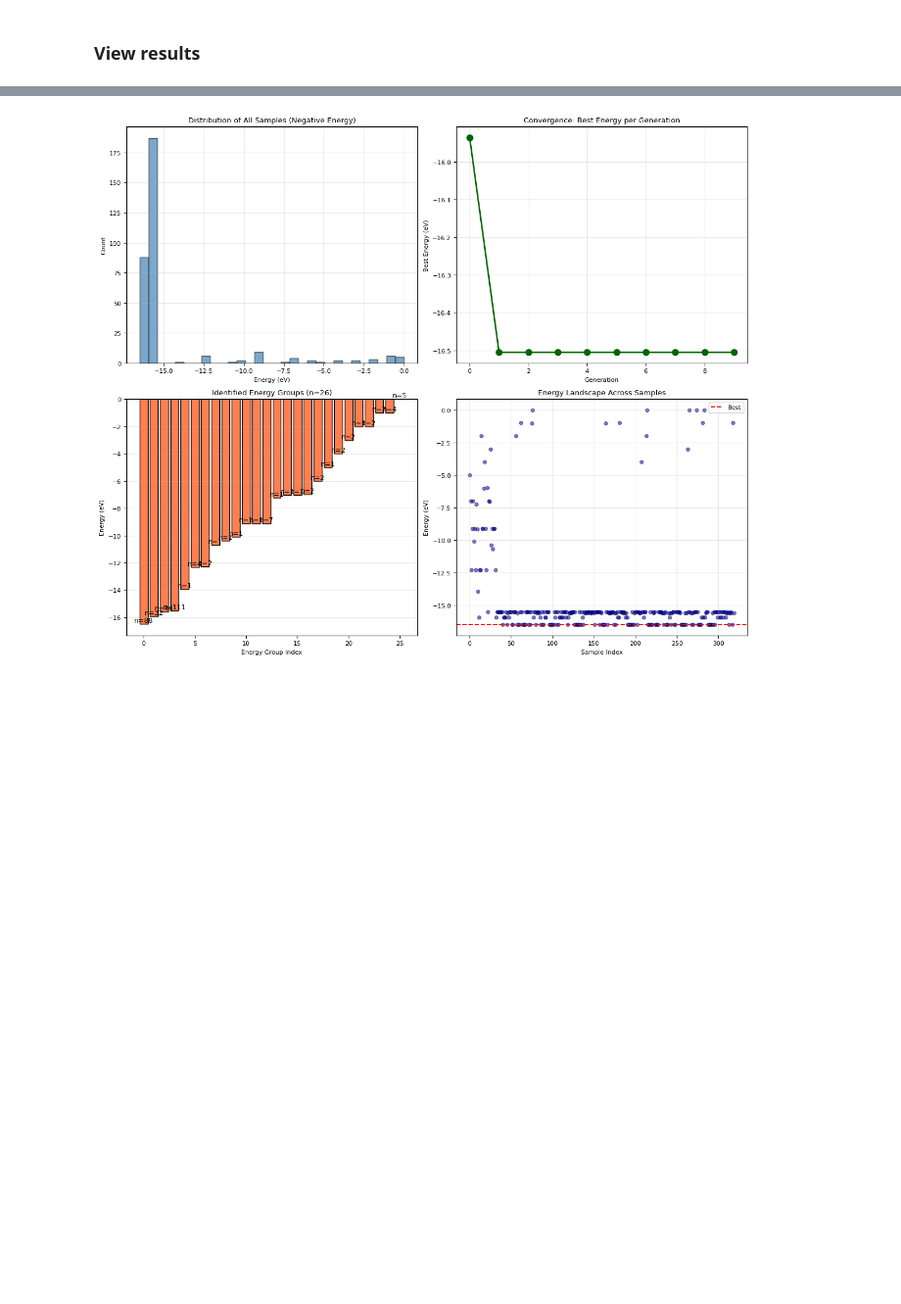
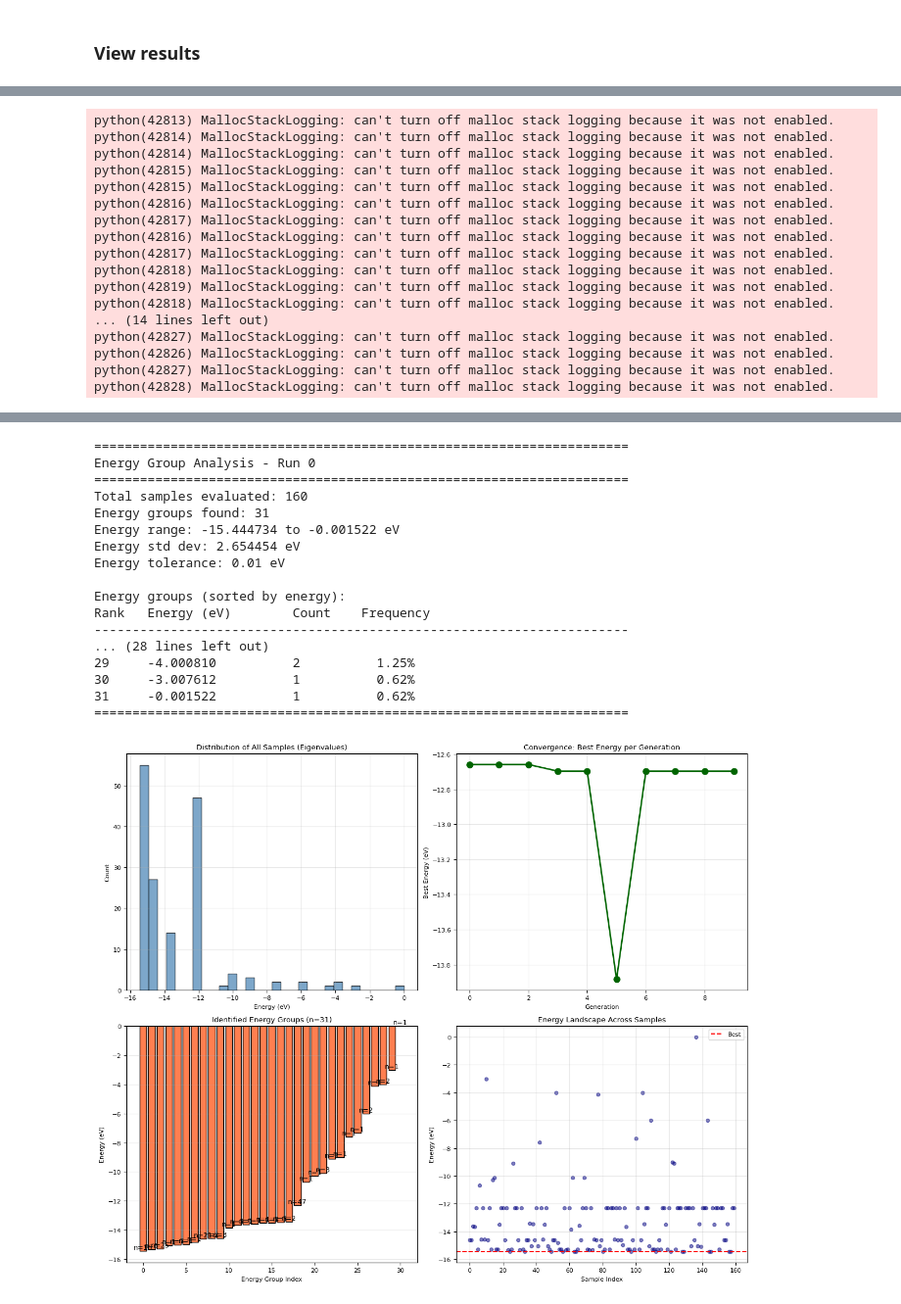
Before and after one commit to cimun/charlx_ts, a Jupyter notebook: test_run.ipynb, the cells around one changed output, grey strips where cells are left out. Shown at 98% size. Saved outputs shown, nothing was run; the diff lists cells and outputs as text; code cells hidden in the pictures; blank space fills up the shorter version.

```diff
--- a/test_run.ipynb
+++ b/test_run.ipynb
@@ -279,7 +300,7 @@ def analyze_es_energy_groups(h5_filename, run_id=0, energy_tolerance=0.01, plot=
 # %%
 N_ATOMS = 7
 
-seeds = np.arange(5)
+seeds = np.arange(30, 40)
 
 opt_structs = []
 opt_data = []
@@ -328,7 +349,7 @@ for i, seed in enumerate(seeds):
 
     opt_atoms = founder.copy()
 
-    steps = 1e6
+    steps = 5000
 
     opt_atoms.calc = LennardJones(sigma=1 / (2 ** (1.0 / 6.0)), rc=10.0, smooth=True)
 
@@ -469,0 +375,5 @@ plot_sella_irc("irc_fw.traj", "irc_bw.traj")
+# %%
+ts_state = opt_structs[0]
+_, min1, min2 = run_irc(ts_state, steps=100000)
+
+plot_sella_irc("irc_fw.traj", "irc_bw.traj")
@@ -529,7 +437,6 @@ relaxer = AtomsRelaxer(
 
 ####################################
 # Initialize TS optimizer
-
 ts_optimizer = AtomsTSOptimizer(
     founder_atoms=founder,
     fixer=fixer,
@@ -555,13 +462,14 @@ condition_obj = OriginCondition(
 # Initialize evolutionary algorithm
 es = CHARLX
 es_config = dict(
-    x0=relaxer.free_positions,
+    x0=ts_optimizer.free_positions,
     fixer=fixer,
-    relaxer=relaxer,
+    #relaxer=relaxer,
+    ts_optimizer=ts_optimizer,
     conditions=(condition_obj, KNNNoveltyCondition()),
-    popsize=32,
+    popsize=16,
     n_gens=10,
-    sigma_init=1.5,
+    sigma_init=1.0,
     selection_pressure=20.0,
     elite_ratio=0.15,
     crossover_ratio=0.125,
@@ -599,14 +507,23 @@ diff_config = dict(
     train_on_penalty=True,
 )
 
-
-# Initialize objective that will be maximized
-obj = CorrectedApplyLimitsObjective(
+"""
+# ENERGY MIN OBJECTIVE
+energy_objective = CorrectedApplyLimitsObjective(
     foo_module="util",
     foo="evaluate_population_with_calc",
     foo_kwargs={"obj_params": relaxer.encode_params()},
     maximize=True,
     dim=relaxer.dimensions,
+)"""
+
+# EIGENVALUE OBJECTIVE
+eigenval_objective = CorrectedApplyLimitsObjective(
+    foo_module="util",
+    foo="minimize_eigenval",
+    foo_kwargs={"obj_params": ts_optimizer.encode_params()},
+    maximize=True,
+    dim=ts_optimizer.dimensions,
 )
 # %%
 # Define destination path for output data
@@ -629,7 +546,7 @@ evo = run_evo(
     nn_config=nn_config,
     diff=diff,
     diff_config=diff_config,
-    objective=obj,
+    objective=eigenval_objective,
     dst=dst,
     params={"save_diffusion": False},
 )
@@ -764,5 +921,10 @@ Individuum 32. Energy = -1.000444 eV
 h5_file = evo[0]  # First element of evo tuple is the h5_filename
 run_id = evo[1]   # Second element is the run_id
 
-convergence_analysis = analyze_es_energy_groups(h5_file, run_id=run_id, plot=True)
+convergence_analysis = analyze_es_energy_groups(
+    h5_file,
+    run_id=run_id,
+    obj_params=ts_optimizer.encode_params(),
+    plot=True
+)
 # %% [output]
@@ -785,0 +932,17 @@ Rank   Energy (eV)        Count    Frequency
+python(42813) MallocStackLogging: can't turn off malloc stack logging because it was not enabled.
+python(42814) MallocStackLogging: can't turn off malloc stack logging because it was not enabled.
+python(42814) MallocStackLogging: can't turn off malloc stack logging because it was not enabled.
+python(42815) MallocStackLogging: can't turn off malloc stack logging because it was not enabled.
+python(42815) MallocStackLogging: can't turn off malloc stack logging because it was not enabled.
+python(42816) MallocStackLogging: can't turn off malloc stack logging because it was not enabled.
+python(42817) MallocStackLogging: can't turn off malloc stack logging because it was not enabled.
+python(42816) MallocStackLogging: can't turn off malloc stack logging because it was not enabled.
+python(42817) MallocStackLogging: can't turn off malloc stack logging because it was not enabled.
+python(42818) MallocStackLogging: can't turn off malloc stack logging because it was not enabled.
+python(42819) MallocStackLogging: can't turn off malloc stack logging because it was not enabled.
+python(42818) MallocStackLogging: can't turn off malloc stack logging because it was not enabled.
+... (14 lines left out)
+python(42827) MallocStackLogging: can't turn off malloc stack logging because it was not enabled.
+python(42826) MallocStackLogging: can't turn off malloc stack logging because it was not enabled.
+python(42827) MallocStackLogging: can't turn off malloc stack logging because it was not enabled.
+python(42828) MallocStackLogging: can't turn off malloc stack logging because it was not enabled.
@@ -786 +966,18 @@ Rank   Energy (eV)        Count    Frequency
+======================================================================
+Energy Group Analysis - Run 0
+======================================================================
+Total samples evaluated: 160
+Energy groups found: 31
+Energy range: -15.444734 to -0.001522 eV
+Energy std dev: 2.654454 eV
+Energy tolerance: 0.01 eV
+
+Energy groups (sorted by energy):
+Rank   Energy (eV)        Count    Frequency
+----------------------------------------------------------------------
+... (28 lines left out)
+29     -4.000810          2          1.25%
+30     -3.007612          1          0.62%
+31     -0.001522          1          0.62%
+======================================================================
-[figure, old version]
+[figure, new version]
```
Also changed, not shown: parts of 17 cells of this notebook.
